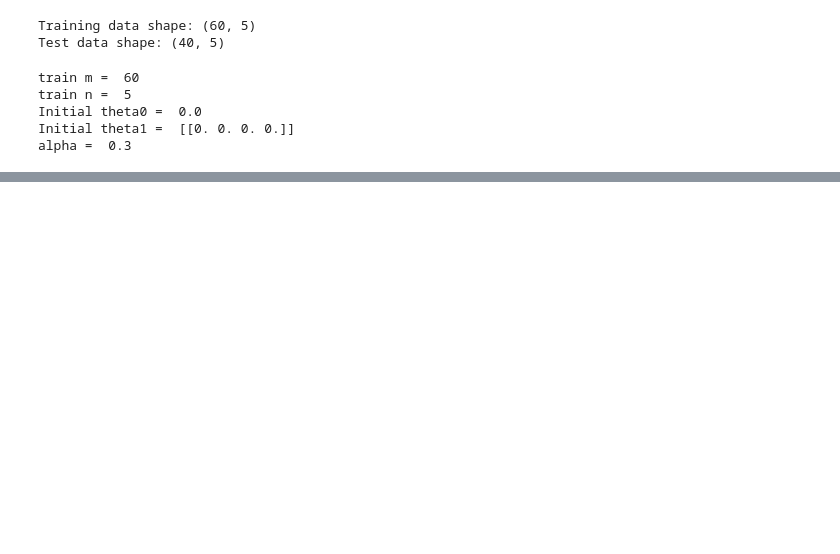
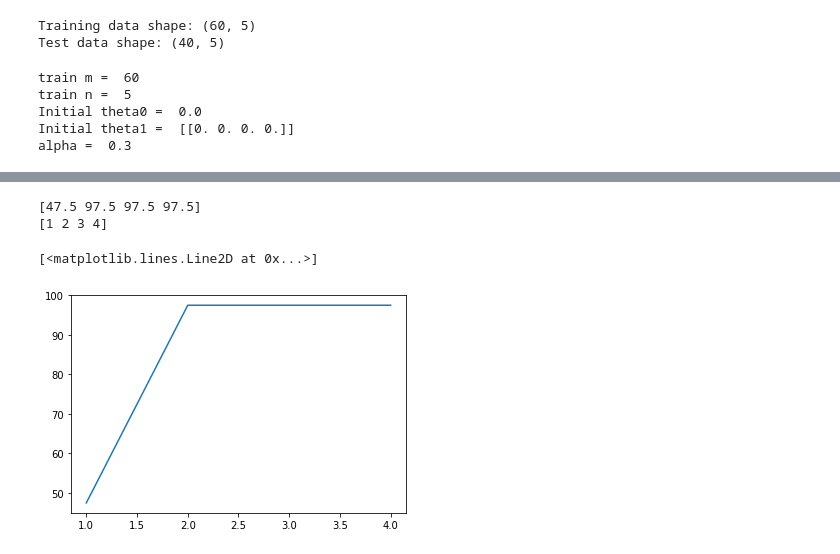
Before and after one commit to shreeya-sengupta/jupyter_notebooks, a Jupyter notebook: logistic_regression.ipynb, the cells around one changed output, grey strips where cells are left out. Saved outputs shown, nothing was run; the diff lists cells and outputs as text; code cells hidden in the pictures; blank space fills up the shorter version.

Commit message:
Calculating  accuracy per epoch & adding a graph to visualise the accuracy. Also, adding a diabetes dataset.

```diff
--- a/logistic_regression.ipynb
+++ b/logistic_regression.ipynb
@@ -43,3 +52,28 @@ def predict(theta0, theta1, dataForPred):
+# %%
+#test data for prediction
+def testDataPrediction():
+    testm = testData.shape[0]
+    testn = testData.shape[1]
+    print('test m =', testm)
+    print('test n =', testn)
+    testInstance = numpy.zeros((1,n-1))
+    correct = 0
+    if(testn != n):
+        print('Unequal number of features in train & testdata')
+    else:
+        for testi in range(testm-1):
+            testInstance = testData[testi][0:testn-1]
+            testPredict = predict(theta0, theta1, testInstance)
+            cp = crispPredictions(testPredict)
+            print('Crisp Prediction by the algorithm = ', cp)
+            actualTestPredict = testData[testi][testn-1]
+            print('Actual value = ', actualTestPredict)
+            if(cp == actualTestPredict):
+                correct = correct +1
+        print('Correct = ', correct)
+        accuracy = (correct / testm) * 100
+        print('Accuracy =',accuracy)
+        return accuracy
 # %%
 #Stochastic Gradiant
 cost = 0.0
@@ -48,7 +82,9 @@ error = 0.0
 predictedY = 0.0
 epochs = 4
 trainingInstance = numpy.zeros((1,n-1))
-print(trainingInstance.shape)
+accuracyArr = numpy.zeros((epochs))
+print(trainingInstance)
+print(accuracyArr)
 
 for begin in range(epochs):
     for i in range(m-1):
@@ -61,5 +97,10 @@ for begin in range(epochs):
         theta0 = updatedTheta0
         theta1 = updatedTheta1
         print('theta values = ', theta0, '\t' ,numpy.transpose(theta1))
+    acc = testDataPrediction()
+    print(begin)
+    accuracyArr[begin] = acc
+    print(accuracyArr)
+print(accuracyArr)
 print('\n')
 # %% [output]
@@ -131,0 +124,12 @@ Accuracy = 97.5
+# %%
+import matplotlib.pyplot as plt
+epochsArr = numpy.array(range(epochs))
+epochsArr += 1
+print(accuracyArr)
+print(epochsArr)
+plt.plot(epochsArr, accuracyArr)
+# %% [output]
+[47.5 97.5 97.5 97.5]
+[1 2 3 4]
+[<matplotlib.lines.Line2D at 0x...>]
+[figure, added]
```
Also changed, not shown: parts of 4 cells of this notebook.
